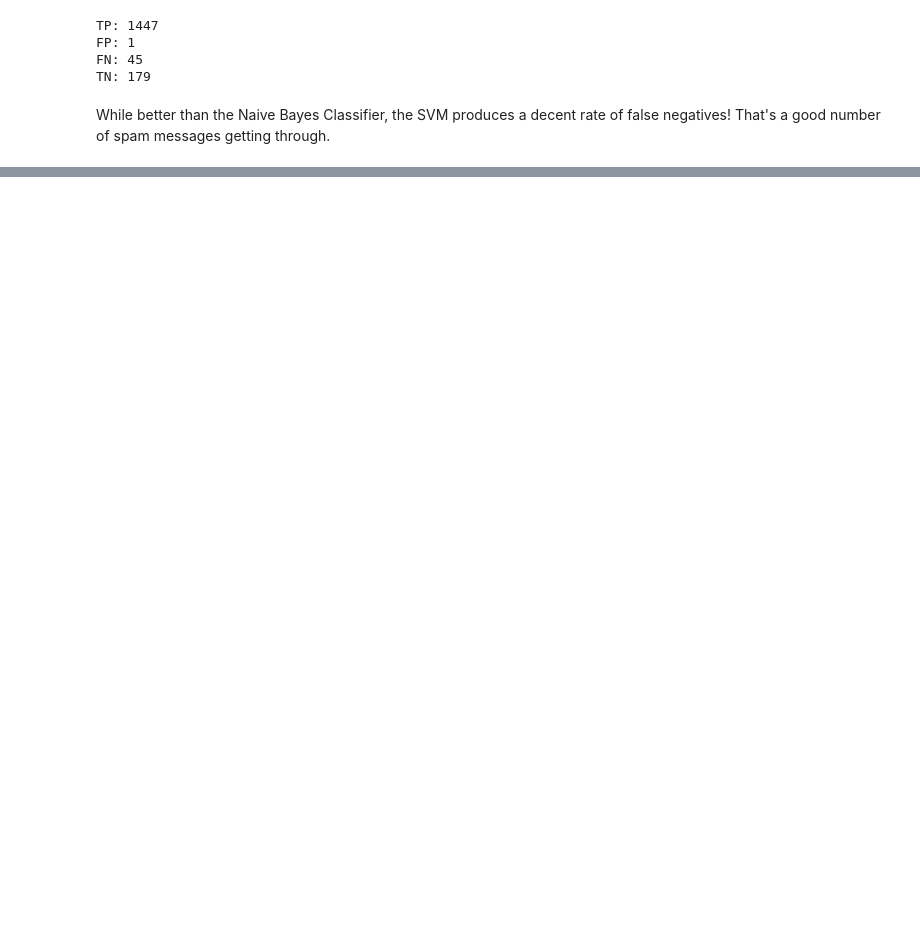
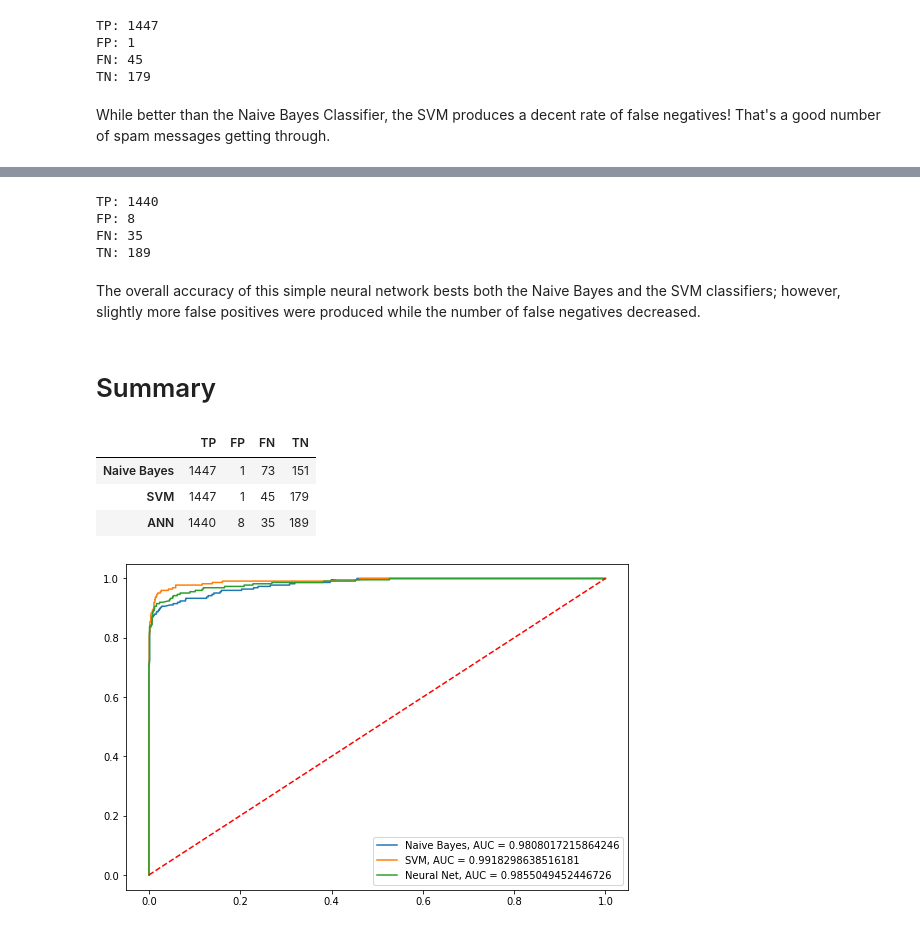
Before and after one commit to sirajali/sms-spam, a Jupyter notebook: spam.ipynb, the cells around one changed output, grey strips where cells are left out. Cells and saved outputs as stored; diff of their text form; code cells hidden in the pictures; blank space fills up the shorter version.

Commit message:
Added simple neural net

```diff
--- a/spam.ipynb
+++ b/spam.ipynb
@@ -196,6 +196,6 @@ TN: 151
 # %% [markdown]
 ## SVM
 # %%
-svm = SVC(C=1.0, kernel='rbf')
+svm = SVC(C=1.0, kernel='rbf', probability=True)
 svm.fit(X_train_vec, y_train)
 # %% [output]
@@ -252,0 +228,16 @@ criterion = nn.NLLLoss()
+# %%
+BATCH_SIZE = 32
+EPOCHS = 10
+# %%
+ann = tf.keras.models.Sequential()
+ann.add(Dense(units=512))
+ann.add(Dropout(0.1))
+ann.add(Activation('relu'))
+ann.add(Dense(units=256))
+ann.add(Dropout(0.1))
+ann.add(Activation('relu'))
+ann.add(Dense(units=1))
+ann.add(Activation('sigmoid'))
+# %%
+ann.compile(optimizer='adam', loss='binary_crossentropy', metrics=['accuracy'])
+ann.fit(X_train_vec, y_train, batch_size=BATCH_SIZE, epochs=EPOCHS, verbose=1)
@@ -252,0 +274,58 @@ criterion = nn.NLLLoss()
+# %%
+dl_cf_mtrx = confusion_matrix(y_test, dl_y_pred)
+print('TP:', dl_cf_mtrx[0][0])
+print('FP:', dl_cf_mtrx[0][1])
+print('FN:', dl_cf_mtrx[1][0])
+print('TN:', dl_cf_mtrx[1][1])
+# %% [output]
+TP: 1440
+FP: 8
+FN: 35
+TN: 189
+# %% [markdown]
+The overall accuracy of this simple neural network bests both the Naive Bayes and the SVM classifiers; however, slightly more false positives were produced while the number of false negatives decreased.
+# %% [markdown]
+# Summary
+# %%
+confusion_matrices = [
+    nb_cf_mtrx.reshape((4, )),
+    sv_cf_mtrx.reshape((4, )),
+    dl_cf_mtrx.reshape((4, ))
+]
+
+summary_df = pd.DataFrame(
+    data=confusion_matrices,
+    columns=['TP', 'FP', 'FN', 'TN'],
+    index=['Naive Bayes', 'SVM', 'ANN']
+)
+
+summary_df
+# %% [output]
+|  | TP | FP | FN | TN |
+| Naive Bayes | 1447 | 1 | 73 | 151 |
+| SVM | 1447 | 1 | 45 | 179 |
+| ANN | 1440 | 8 | 35 | 189 |
+# %%
+plt.rcParams["figure.figsize"] = (9, 6)
+
+y_pred_proba_nb = bayes.predict_proba(X_test_vec)[::,1]
+fpr, tpr, _ = roc_curve(y_test, y_pred_proba_nb)
+auc = roc_auc_score(y_test, y_pred_proba_nb)
+plt.plot(fpr, tpr, label="Naive Bayes, AUC = " + str(auc))
+
+y_pred_proba_svm = svm.predict_proba(X_test_vec)[::,1]
+fpr, tpr, _ = roc_curve(y_test, y_pred_proba_svm)
+auc = roc_auc_score(y_test, y_pred_proba_svm)
+plt.plot(fpr, tpr, label="SVM, AUC = " + str(auc))
+
+y_pred_proba_ann = ann.predict_proba(X_test_vec)
+fpr, tpr, _ = roc_curve(y_test, y_pred_proba_ann)
+auc = roc_auc_score(y_test, y_pred_proba_ann)
+plt.plot(fpr, tpr, label="Neural Net, AUC = " + str(auc))
+
+plt.plot([0, 1], [0, 1], color='red', linestyle='--')
+
+plt.legend(loc=4)
+plt.show()
+# %% [output]
+[figure, added]
```
Also changed, not shown: parts of 18 cells of this notebook.
